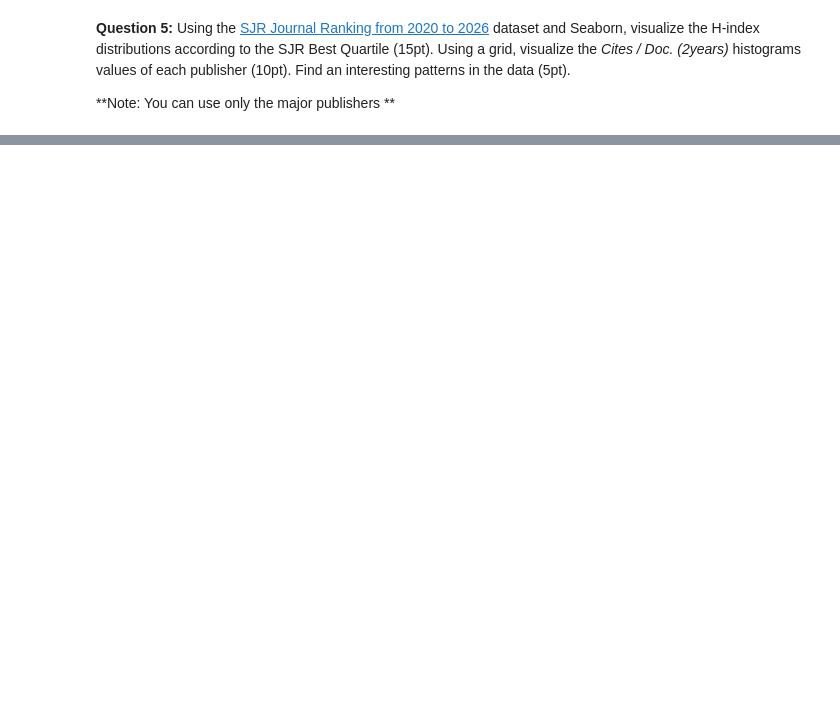
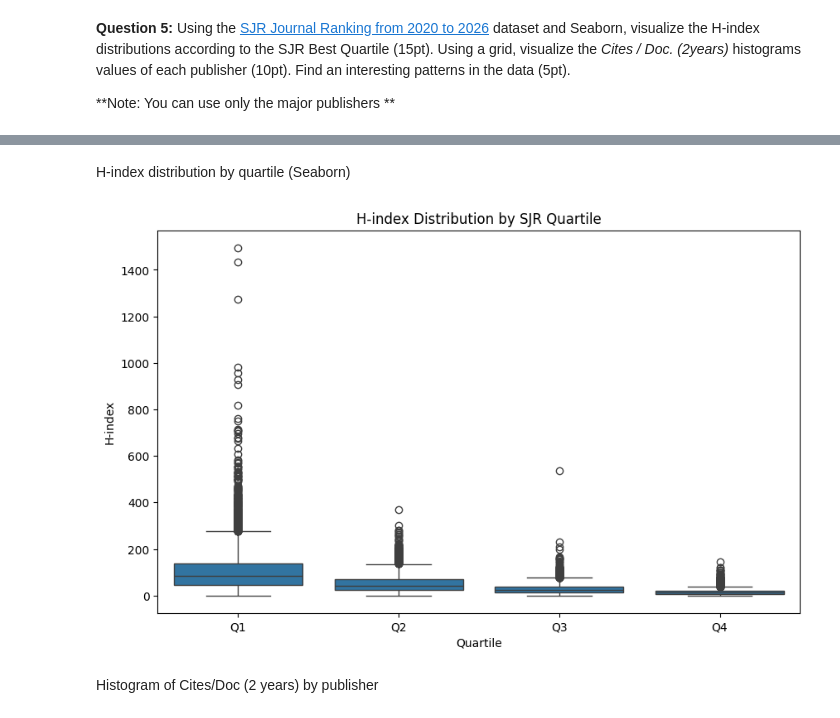
Before and after one commit to necheyberhe/BDA-Homework3-42826, a Jupyter notebook: HW_3_Version_2.ipynb, the cells around one changed output, grey strips where cells are left out. Cells and saved outputs as stored; diff of their text form; code cells hidden in the pictures; blank space fills up the shorter version.

```diff
--- a/HW_3_Version_2.ipynb
+++ b/HW_3_Version_2.ipynb
@@ -24,3 +571,8 @@ Visualize the age distributions  of bloggers according to their  topic and gende
     the H-index distributions according to the SJR Best Quartile (15pt). Using a grid, visualize the _Cites / Doc. (2years)_ histograms values of each publisher (10pt). Find an interesting patterns in the data (5pt).
 
 **Note: You can use only the major publishers **
+# %%
+import pandas as pd
+
+df = pd.read_csv("scimagojr 2020.csv", sep=';')
+df.head()
@@ -26,0 +587,25 @@ Visualize the age distributions  of bloggers according to their  topic and gende
+# %% [markdown]
+H-index distribution by quartile (Seaborn)
+# %%
+df_clean = df.dropna(subset=["H index", "SJR Best Quartile"])
+# %%
+import seaborn as sns
+import matplotlib.pyplot as plt
+
+plt.figure(figsize=(10,6))
+
+sns.boxplot(
+    data=df_clean,
+    x="SJR Best Quartile",
+    y="H index",
+    order=["Q1", "Q2", "Q3", "Q4"]
+)
+
+plt.title("H-index Distribution by SJR Quartile")
+plt.xlabel("Quartile")
+plt.ylabel("H-index")
+plt.show()
+# %% [output]
+[figure, added]
+# %% [markdown]
+Histogram of Cites/Doc (2 years) by publisher
```
Also changed, not shown: parts of 46 cells of this notebook, 5 other files.
